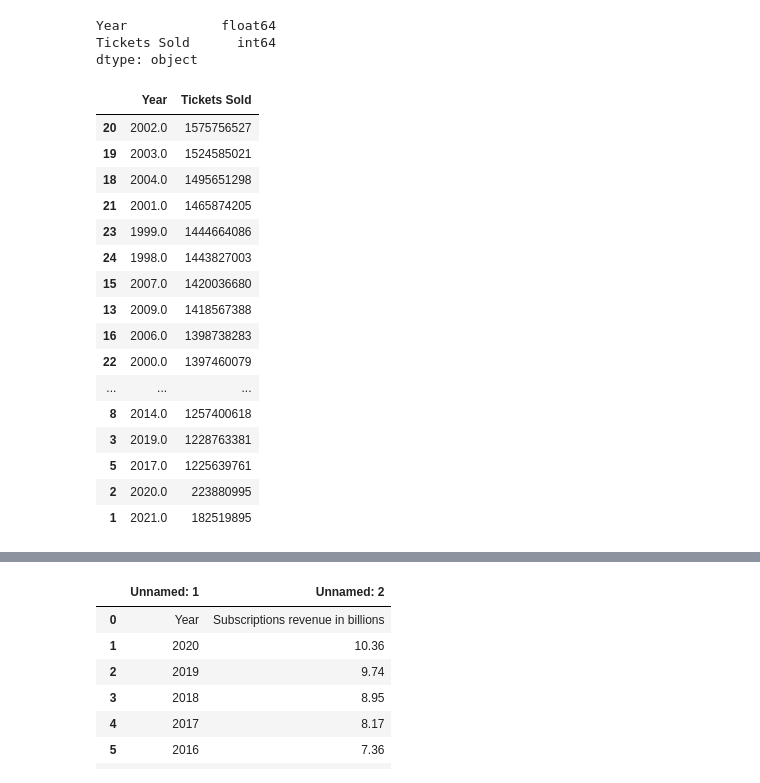
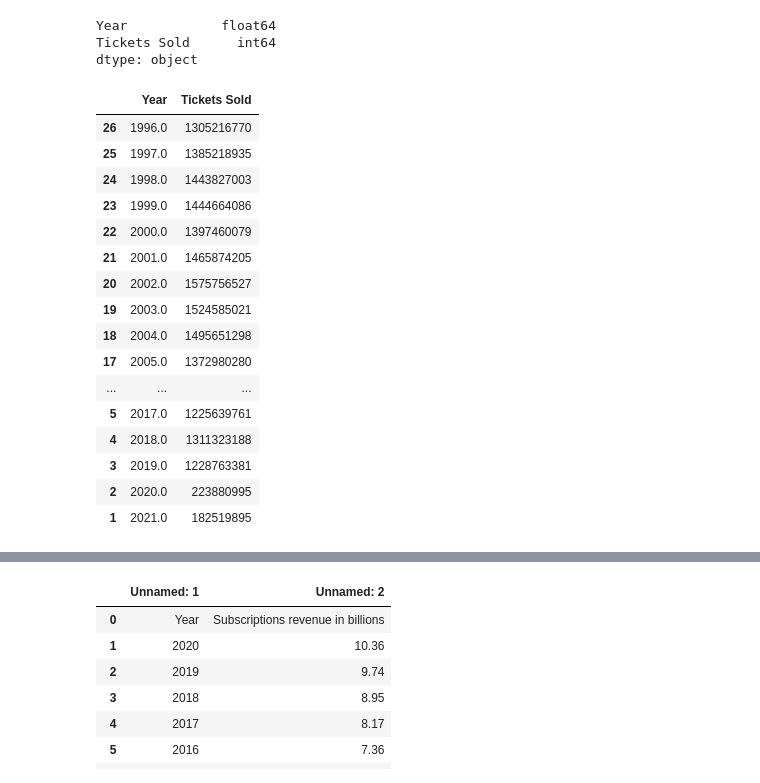
Before and after one commit to cclacey/microsoft_movie_analysis, a Jupyter notebook: create_sql_database.ipynb, the cells around one changed output, grey strips where cells are left out. Saved outputs shown, nothing was run; the diff lists cells and outputs as text; code cells hidden in the pictures.

```diff
--- a/create_sql_database.ipynb
+++ b/create_sql_database.ipynb
@@ -374,24 +374,24 @@ Year            float64
 Tickets Sold      int64
 dtype: object
 # %%
-df2 = df2.sort_values(['Tickets Sold'], ascending=False)
+df2 = df2.sort_values(['Year'], ascending=True)
 df2
 # %% [output]
 |  | Year | Tickets Sold |
+| 26 | 1996.0 | 1305216770 |
+| 25 | 1997.0 | 1385218935 |
+| 24 | 1998.0 | 1443827003 |
+| 23 | 1999.0 | 1444664086 |
+| 22 | 2000.0 | 1397460079 |
+| 21 | 2001.0 | 1465874205 |
 | 20 | 2002.0 | 1575756527 |
 | 19 | 2003.0 | 1524585021 |
 | 18 | 2004.0 | 1495651298 |
-| 21 | 2001.0 | 1465874205 |
-| 23 | 1999.0 | 1444664086 |
-| 24 | 1998.0 | 1443827003 |
-| 15 | 2007.0 | 1420036680 |
-| 13 | 2009.0 | 1418567388 |
-| 16 | 2006.0 | 1398738283 |
-| 22 | 2000.0 | 1397460079 |
+| 17 | 2005.0 | 1372980280 |
 | ... | ... | ... |
-| 8 | 2014.0 | 1257400618 |
+| 5 | 2017.0 | 1225639761 |
+| 4 | 2018.0 | 1311323188 |
 | 3 | 2019.0 | 1228763381 |
-| 5 | 2017.0 | 1225639761 |
 | 2 | 2020.0 | 223880995 |
 | 1 | 2021.0 | 182519895 |
 # %%
```
Also changed, not shown: parts of 22 cells of this notebook, 1 other file.
